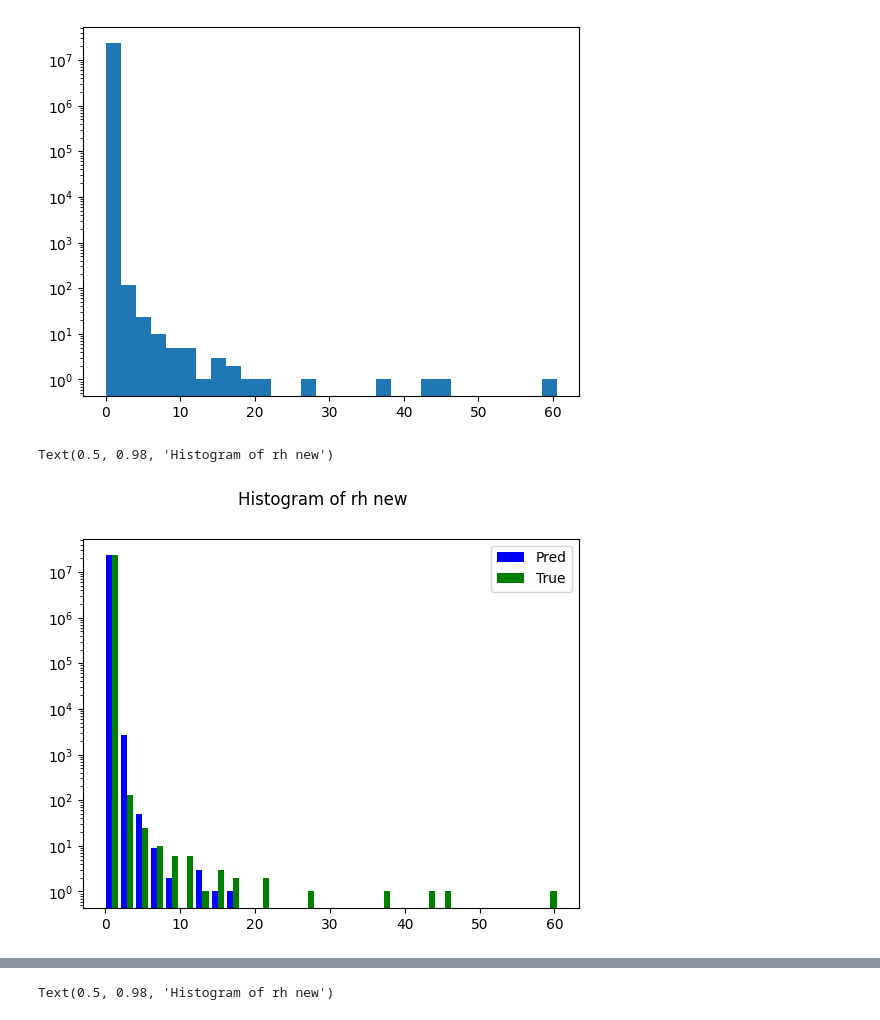
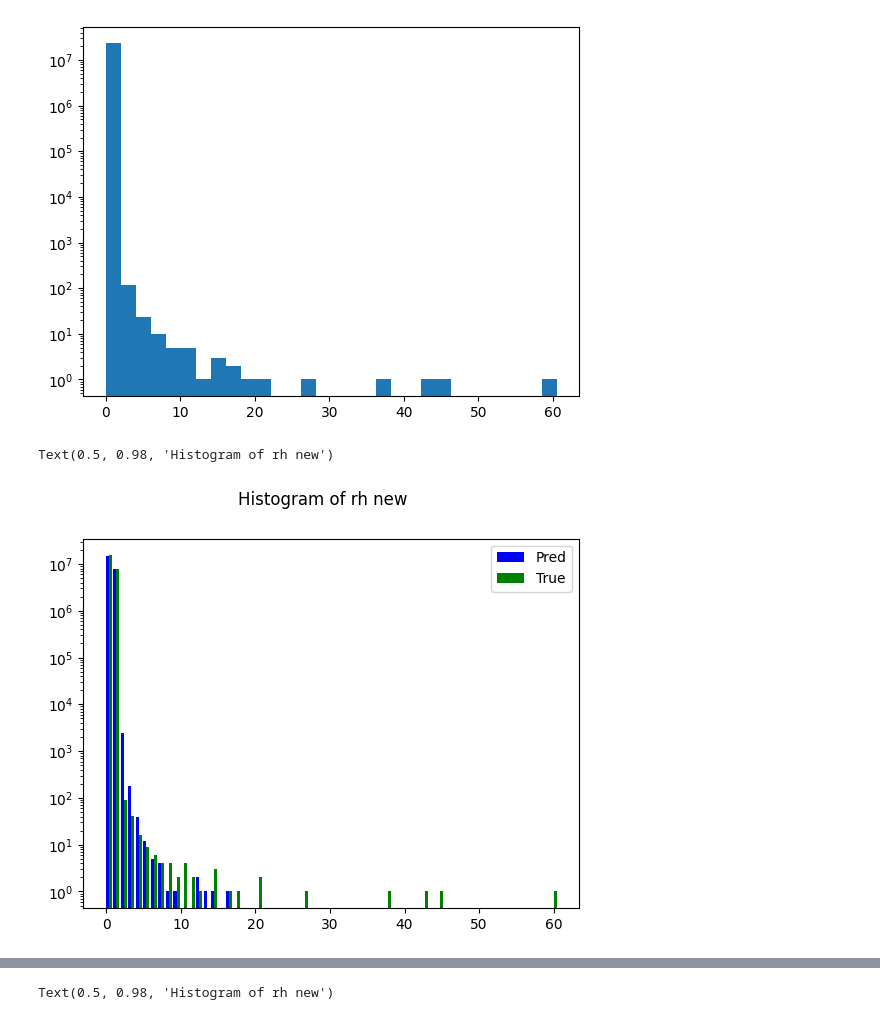
Before and after one commit to peterukk/ClimSim, a Jupyter notebook: rnn/save_wrapper_mem_prevtend_ftorch_test.ipynb, the cells around one changed output, grey strips where cells are left out. Drawn from its saved outputs; the diff is of its cells as text; code cells hidden in the pictures.

```diff
--- a/rnn/save_wrapper_mem_prevtend_ftorch_test.ipynb
+++ b/rnn/save_wrapper_mem_prevtend_ftorch_test.ipynb
@@ -260,12 +270,28 @@ else: # < 0  predict qn and liquid fraction
 
 
 print(model_path_script)
-if "stochastic" in model_path_script or "SRNN" in model_path_script or "perturb" in model_path_script:
+
+try:
+    add_stochastic_layer = model.add_stochastic_layer
+    print("add_stochastic_layer IS defined in model, setting to {}".format(add_stochastic_layer))
+except:
+    print("add_stochastic_layer not defined in model, setting to false")
+    add_stochastic_layer = False
+
+try:
+    is_stochastic = model.add_stochastic_layer
+    print("is_stochastic IS defined in model, setting to {}".format(is_stochastic))
+except:
+    print("is_stochastic not defined in model, setting to false")
+    is_stochastic = False
+
+if "stochastic" in model_path_script or "SRNN" in model_path_script or "perturb" in model_path_script or is_stochastic or add_stochastic_layer:
     nens=5
     print("Model is stochastic")
 else:
     nens=1
     print("Model is deterministic")
+
 
 if "gpu" in model_path_script or "cuda" in model_path_script:
     use_gpu = True
@@ -281,6 +307,7 @@ except:
     print("use_ar_noise not defined in model, setting to false")
     use_ar_noise = False
 
+
 nmem = model.nh_mem
 nlev_mem = model.nlev_mem
 print("nmem:", nmem)
@@ -306,3 +331,5 @@ True
+# %%
+include_raw_inputs = True
 # %%
 if model.xmean_lev[50,0]==model.xmean_lev[59,0]:
     input_norm_per_level = False
@@ -998,6 +1061,10 @@ hyam_np = np.reshape(hyam_np,(1,nlev))
 hybm_np = np.reshape(hybm_np,(1,nlev))
 sp = x_sfc_np[:,:,0].reshape((-1,1))
 
+#sp = sp.reshape((sp.shape[0],sp.shape[1],1))
+
+pres =   hyam_np*100000.0 + sp*hybm_np
+
 prec_true = y_sfc_np[:,:,3].reshape((-1,1))  * 1000.0 # density of water. m s-1 * 1000 kg m-3 = kg m-2 s-1
 prec_pred = outs_sfc[0,:,:,3].reshape((-1,1))  * 1000.0 # density of water. m s-1 * 1000 kg m-3 = kg m-2 s-1
 #sp = sp.reshape((sp.shape[0],sp.shape[1],1))
@@ -1051,3 +1127,0 @@ print(np.corrcoef(rh_before_max, prec_pred.flatten()))
-# %%
-pres = hyam*100000.0 + sp*hybm
-print(pres.max())
@@ -1185,15 +1267,15 @@ ax1.set_yscale('log')
 # %%
 
 colors = ['b','g']
 fig, ax1 = plt.subplots()
-ax1.hist([rh_new_pred.flatten(),rh_new_true.flatten()],bins=30,color=colors)
+ax1.hist([rh_new_pred.flatten(),rh_new_true.flatten()],bins=60,color=colors)
 ax1.set_yscale('log')
 ax1.legend(['Pred','True'])
 fig.suptitle("Histogram of rh new")
 #
 # %% [output]
 Text(0.5, 0.98, 'Histogram of rh new')
-[figure, old version]
+[figure, new version]
 # %%
 
 colors = ['b','g']
```
Also changed, not shown: parts of 26 cells of this notebook.
